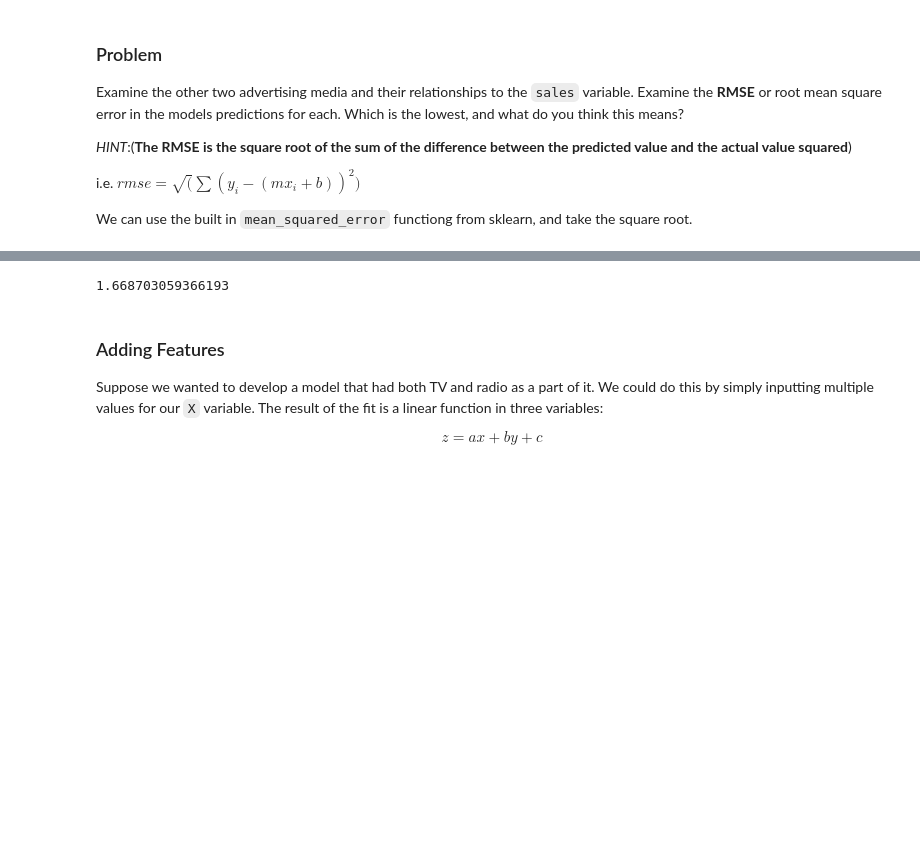
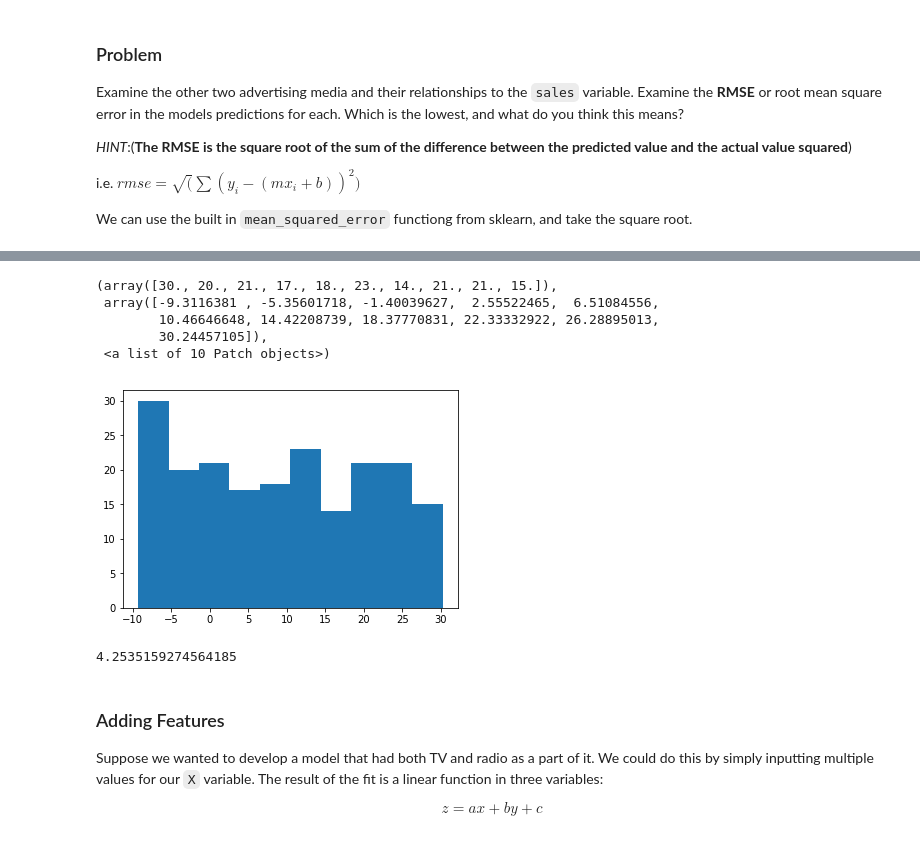
Before and after one commit to ayana-dawkins/04-linear-regression-intro, a Jupyter notebook: 04-05-linear-regression.ipynb, the cells around one changed output, grey strips where cells are left out. Drawn from its saved outputs; the diff is of its cells as text; code cells hidden in the pictures; blank space fills up the shorter version.

```diff
--- a/04-05-linear-regression.ipynb
+++ b/04-05-linear-regression.ipynb
@@ -159,0 +182,4 @@ We can use the built in `mean_squared_error` functiong from sklearn, and take th
+# %%
+X_radio = df.radio.values.reshape(-1,1)
+# %%
+lr.fit(X_radio, df.sales)
@@ -159,0 +197,4 @@ We can use the built in `mean_squared_error` functiong from sklearn, and take th
+# %%
+predictions_radio = lr.predict(X_radio)
+# %%
+residuals_radio = df.radio - predictions_radio
@@ -160,9 +218,17 @@ We can use the built in `mean_squared_error` functiong from sklearn, and take th
+# %%
+plt.hist(residuals_radio)
+# %% [output]
+(array([30., 20., 21., 17., 18., 23., 14., 21., 21., 15.]),
+ array([-9.3116381 , -5.35601718, -1.40039627,  2.55522465,  6.51084556,
+        10.46646648, 14.42208739, 18.37770831, 22.33332922, 26.28895013,
+        30.24457105]),
+ <a list of 10 Patch objects>)
+[figure, added]
 # %%
 from sklearn.metrics import mean_squared_error
+np.sqrt(mean_squared_error(predictions_radio, df.sales))
+# %% [output]
+4.2535159274564185
-# %%
-np.sqrt(mean_squared_error(predictions, df.sales))
-# %% [output]
-1.668703059366193
 # %% [markdown]
 ### Adding Features
 
```
Also changed, not shown: parts of 23 cells of this notebook, 1 other file.
